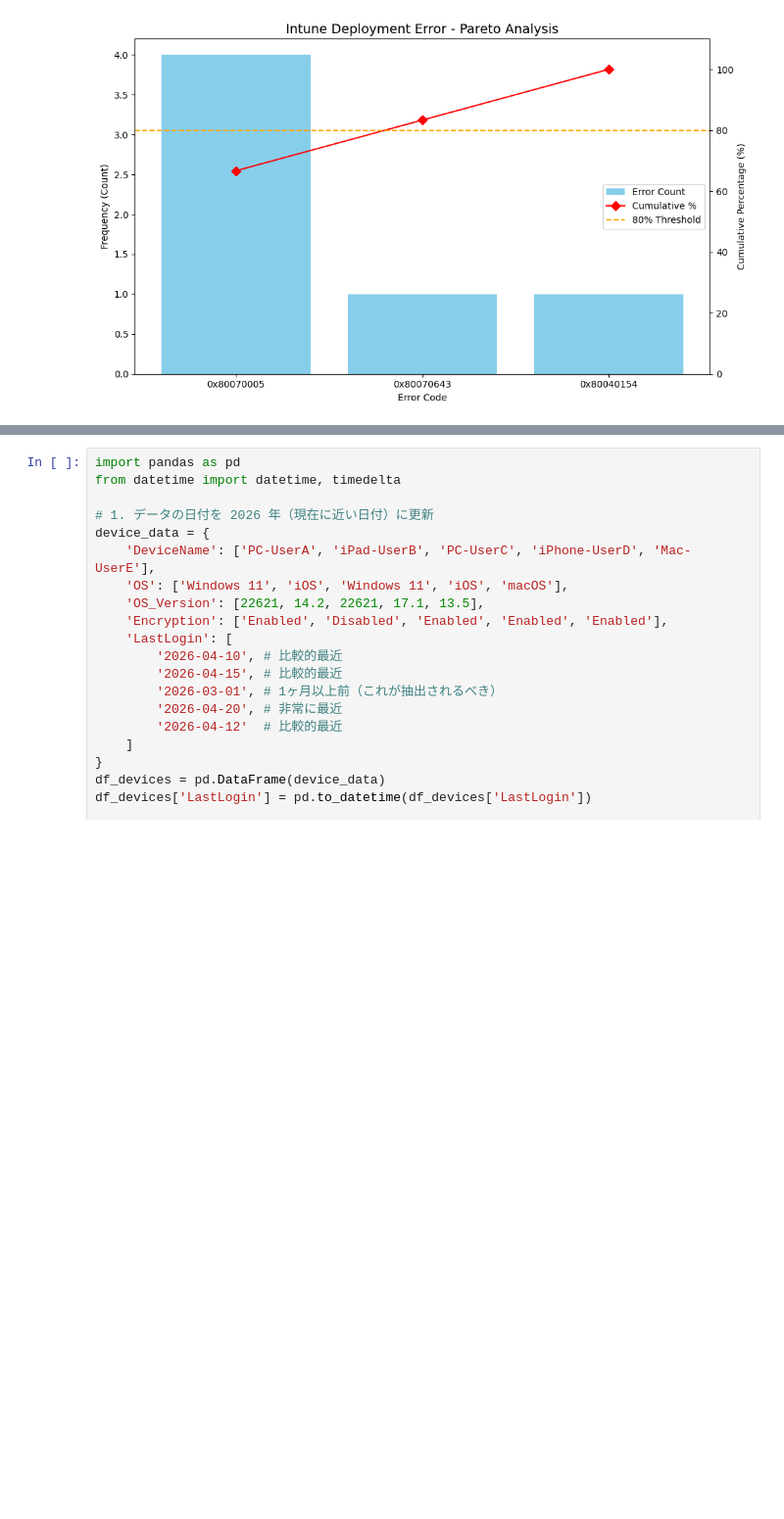
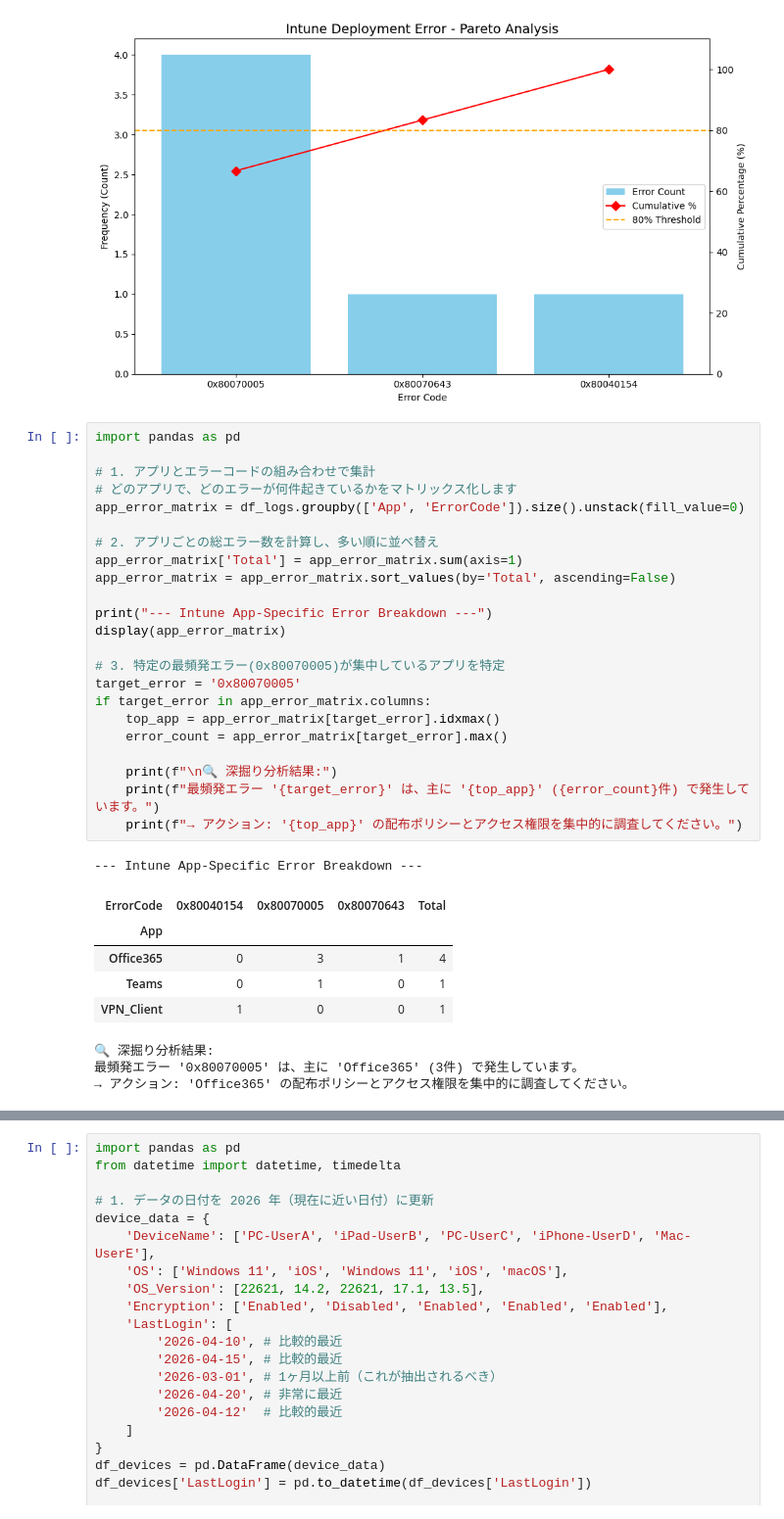
Before and after one commit to Koji-Accounting-Tech/D365-Finance-Data-Validator, a Jupyter notebook: D365_Data_Processing.ipynb, the cells around one changed output, grey strips where cells are left out. Shown at 98% size. Drawn from its saved outputs; the diff is of its cells as text; blank space fills up the shorter version.

```diff
--- a/D365_Data_Processing.ipynb
+++ b/D365_Data_Processing.ipynb
@@ -149,3 +149,36 @@ plt.tight_layout()
 plt.show()
 # %% [output]
 [figure]
+# %%
+import pandas as pd
+
+# 1. アプリとエラーコードの組み合わせで集計
+# どのアプリで、どのエラーが何件起きているかをマトリックス化します
+app_error_matrix = df_logs.groupby(['App', 'ErrorCode']).size().unstack(fill_value=0)
+
+# 2. アプリごとの総エラー数を計算し、多い順に並べ替え
+app_error_matrix['Total'] = app_error_matrix.sum(axis=1)
+app_error_matrix = app_error_matrix.sort_values(by='Total', ascending=False)
+
+print("--- Intune App-Specific Error Breakdown ---")
+display(app_error_matrix)
+
+# 3. 特定の最頻発エラー(0x80070005)が集中しているアプリを特定
+target_error = '0x80070005'
+if target_error in app_error_matrix.columns:
+    top_app = app_error_matrix[target_error].idxmax()
+    error_count = app_error_matrix[target_error].max()
+
+    print(f"\n🔍 深掘り分析結果:")
+    print(f"最頻発エラー '{target_error}' は、主に '{top_app}' ({error_count}件) で発生しています。")
+    print(f"→ アクション: '{top_app}' の配布ポリシーとアクセス権限を集中的に調査してください。")
+# %% [output]
+--- Intune App-Specific Error Breakdown ---
+| ErrorCode | 0x80040154 | 0x80070005 | 0x80070643 | Total |
+| App |  |  |  |  |
+| Office365 | 0 | 3 | 1 | 4 |
+| Teams | 0 | 1 | 0 | 1 |
+| VPN_Client | 1 | 0 | 0 | 1 |
+🔍 深掘り分析結果:
+最頻発エラー '0x80070005' は、主に 'Office365' (3件) で発生しています。
+→ アクション: 'Office365' の配布ポリシーとアクセス権限を集中的に調査してください。
```
Also changed, not shown: parts of 1 cell of this notebook.
